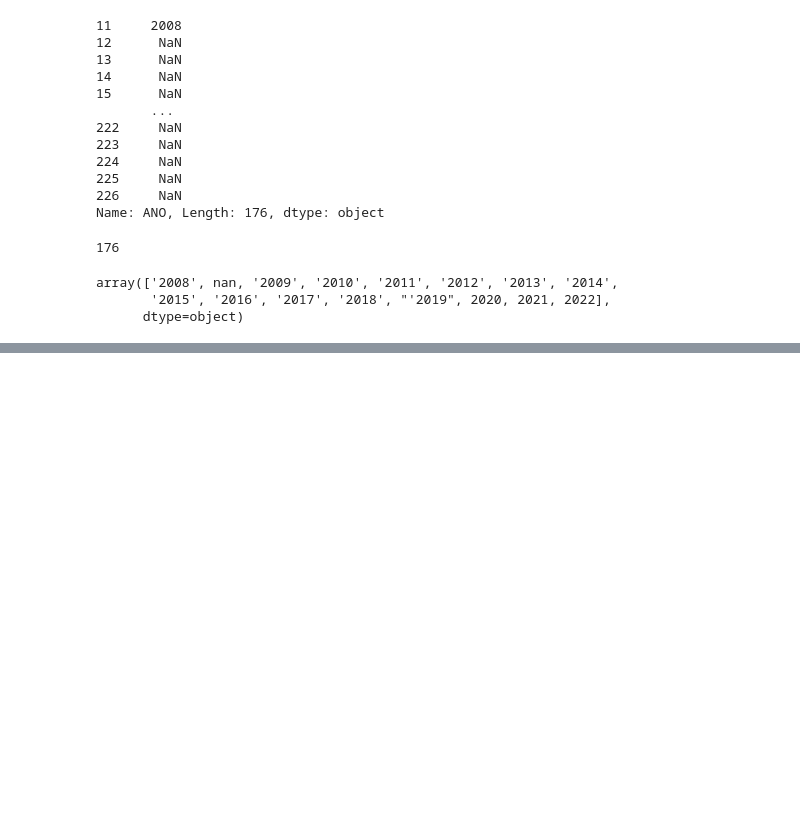
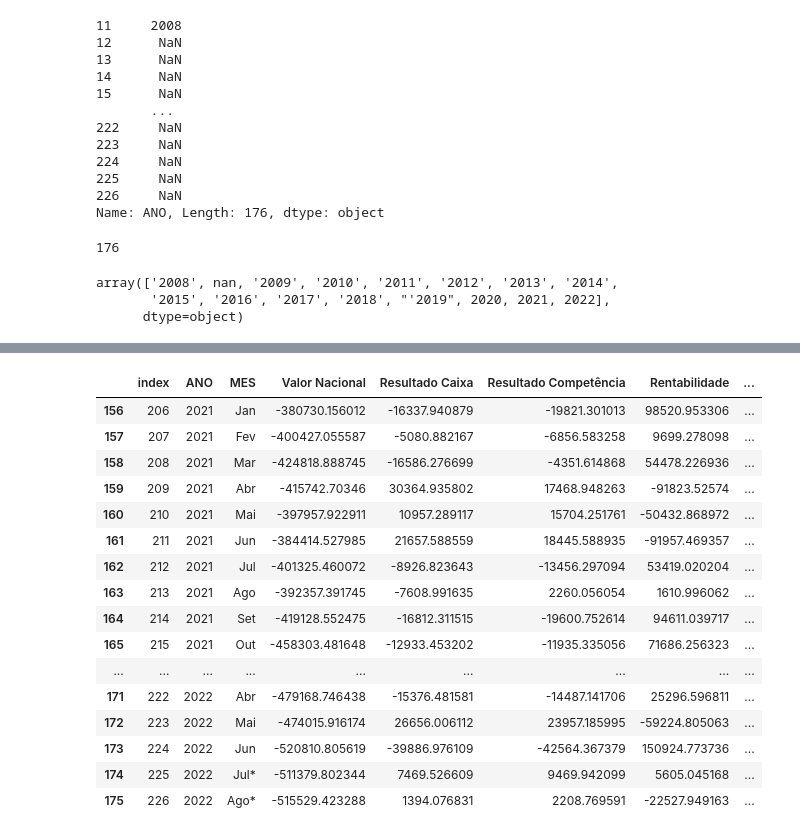
Before and after one commit to Wandson11/Wandson, a Jupyter notebook: bancocentralbp.ipynb, the cells around one changed output, grey strips where cells are left out. Cells and saved outputs as stored; diff of their text form; code cells hidden in the pictures; blank space fills up the shorter version.

```diff
--- a/bancocentralbp.ipynb
+++ b/bancocentralbp.ipynb
@@ -281,0 +337,20 @@ array(['2008', nan, '2009', '2010', '2011', '2012', '2013', '2014',
+# %%
+dados.tail(20)
+# %% [output]
+|  | index | ANO | MES | Valor Nacional | Resultado Caixa | Resultado Competência | Rentabilidade | ... |
+| 156 | 206 | 2021 | Jan | -380730.156012 | -16337.940879 | -19821.301013 | 98520.953306 | ... |
+| 157 | 207 | 2021 | Fev | -400427.055587 | -5080.882167 | -6856.583258 | 9699.278098 | ... |
+| 158 | 208 | 2021 | Mar | -424818.888745 | -16586.276699 | -4351.614868 | 54478.226936 | ... |
+| 159 | 209 | 2021 | Abr | -415742.70346 | 30364.935802 | 17468.948263 | -91823.52574 | ... |
+| 160 | 210 | 2021 | Mai | -397957.922911 | 10957.289117 | 15704.251761 | -50432.868972 | ... |
+| 161 | 211 | 2021 | Jun | -384414.527985 | 21657.588559 | 18445.588935 | -91957.469357 | ... |
+| 162 | 212 | 2021 | Jul | -401325.460072 | -8926.823643 | -13456.297094 | 53419.020204 | ... |
+| 163 | 213 | 2021 | Ago | -392357.391745 | -7608.991635 | 2260.056054 | 1610.996062 | ... |
+| 164 | 214 | 2021 | Set | -419128.552475 | -16812.311515 | -19600.752614 | 94611.039717 | ... |
+| 165 | 215 | 2021 | Out | -458303.481648 | -12933.453202 | -11935.335056 | 71686.256323 | ... |
+| ... | ... | ... | ... | ... | ... | ... | ... | ... |
+| 171 | 222 | 2022 | Abr | -479168.746438 | -15376.481581 | -14487.141706 | 25296.596811 | ... |
+| 172 | 223 | 2022 | Mai | -474015.916174 | 26656.006112 | 23957.185995 | -59224.805063 | ... |
+| 173 | 224 | 2022 | Jun | -520810.805619 | -39886.976109 | -42564.367379 | 150924.773736 | ... |
+| 174 | 225 | 2022 | Jul* | -511379.802344 | 7469.526609 | 9469.942099 | 5605.045168 | ... |
+| 175 | 226 | 2022 | Ago* | -515529.423288 | 1394.076831 | 2208.769591 | -22527.949163 | ... |
```
Also changed, not shown: parts of 11 cells of this notebook.
